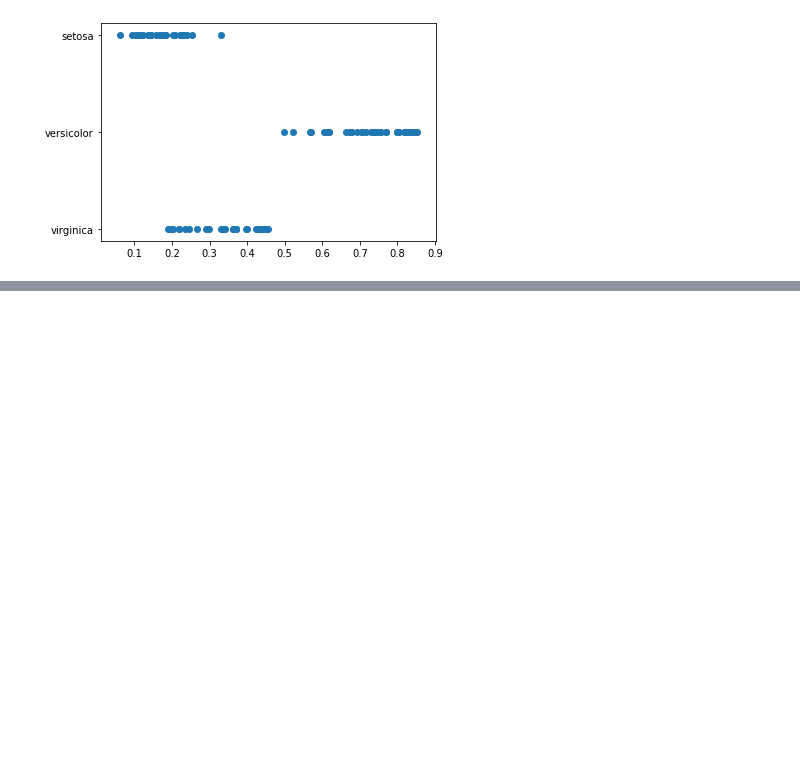
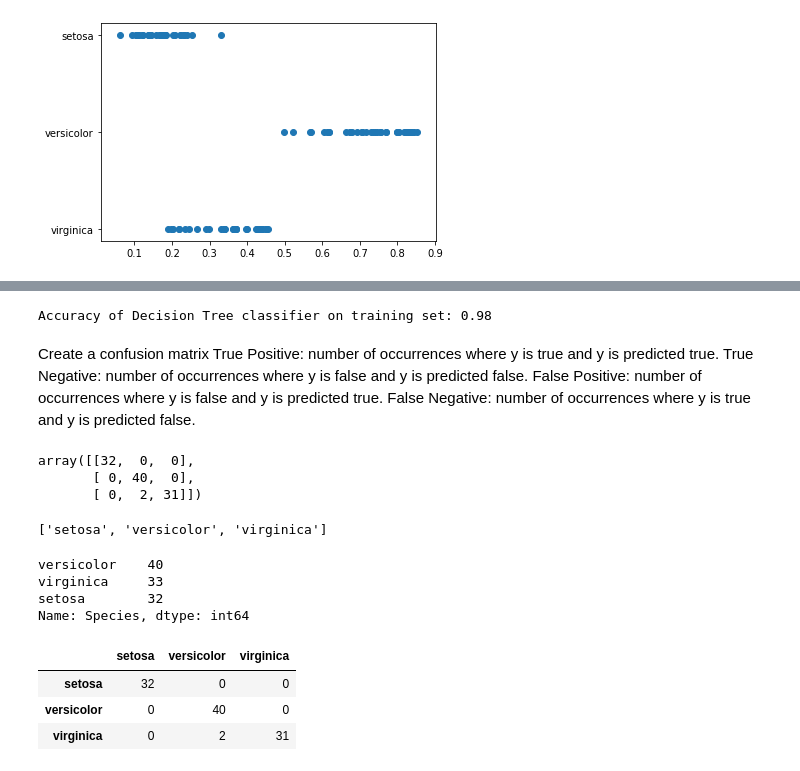
Before and after one commit to soslin/ds-methodologies-exercises, a Jupyter notebook: classification/model.ipynb, the cells around one changed output, grey strips where cells are left out. Drawn from its saved outputs; the diff is of its cells as text; code cells hidden in the pictures; blank space fills up the shorter version.

```diff
--- a/classification/model.ipynb
+++ b/classification/model.ipynb
@@ -184,0 +198,2 @@ import graphviz
+# %%
+clf = DecisionTreeClassifier(criterion = 'entropy', max_depth = 3, random_state = 123)
@@ -184,0 +202,2 @@ import graphviz
+# %%
+clf.fit(x_train, y_train)
@@ -184,0 +213,3 @@ import graphviz
+# %%
+y_pred = clf.predict(x_train)
+y_pred[0:5]
@@ -184,0 +247,39 @@ import graphviz
+# %%
+print('Accuracy of Decision Tree classifier on training set: {:.2f}'
+      .format(clf.score(x_train, y_train)))
+# %% [output]
+Accuracy of Decision Tree classifier on training set: 0.98
+# %% [markdown]
+Create a confusion matrix
+True Positive: number of occurrences where y is true and y is predicted true.
+True Negative: number of occurrences where y is false and y is predicted false.
+False Positive: number of occurrences where y is false and y is predicted true.
+False Negative: number of occurrences where y is true and y is predicted false.
+# %%
+confusion_matrix(y_train, y_pred)
+# %% [output]
+array([[32,  0,  0],
+       [ 0, 40,  0],
+       [ 0,  2, 31]])
+# %%
+sorted(y_train.Species.unique())
+# %% [output]
+['setosa', 'versicolor', 'virginica']
+# %%
+y_train.Species.value_counts()
+# %% [output]
+versicolor    40
+virginica     33
+setosa        32
+Name: Species, dtype: int64
+# %%
+import pandas as pd
+
+labels = sorted(y_train.Species.unique())
+
+pd.DataFrame(confusion_matrix(y_train, y_pred), index=labels, columns=labels)
+# %% [output]
+|  | setosa | versicolor | virginica |
+| setosa | 32 | 0 | 0 |
+| versicolor | 0 | 40 | 0 |
+| virginica | 0 | 2 | 31 |
```
Also changed, not shown: parts of 26 cells of this notebook.
